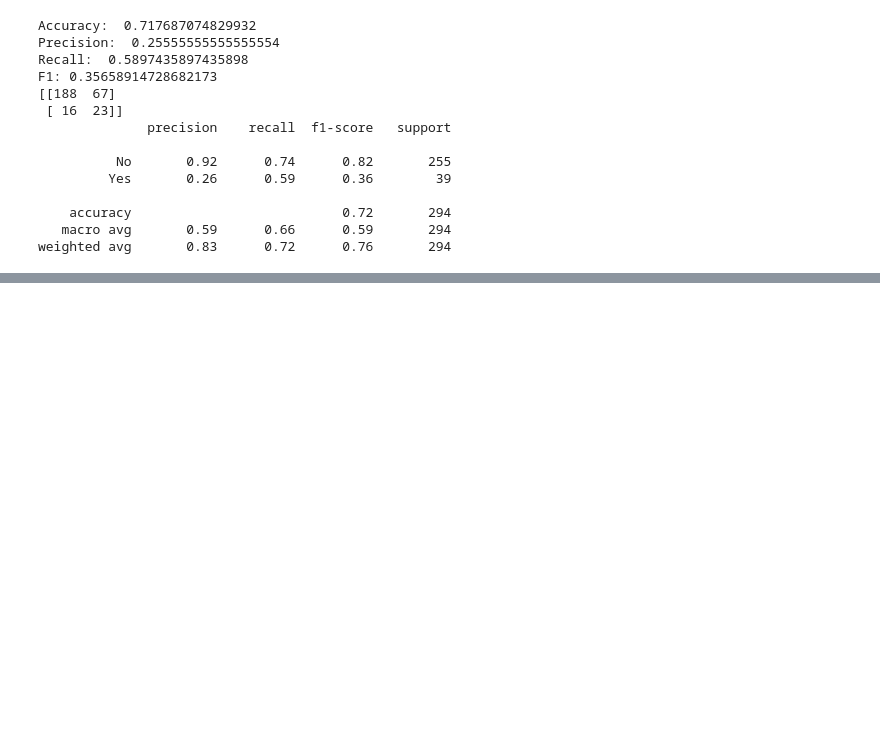
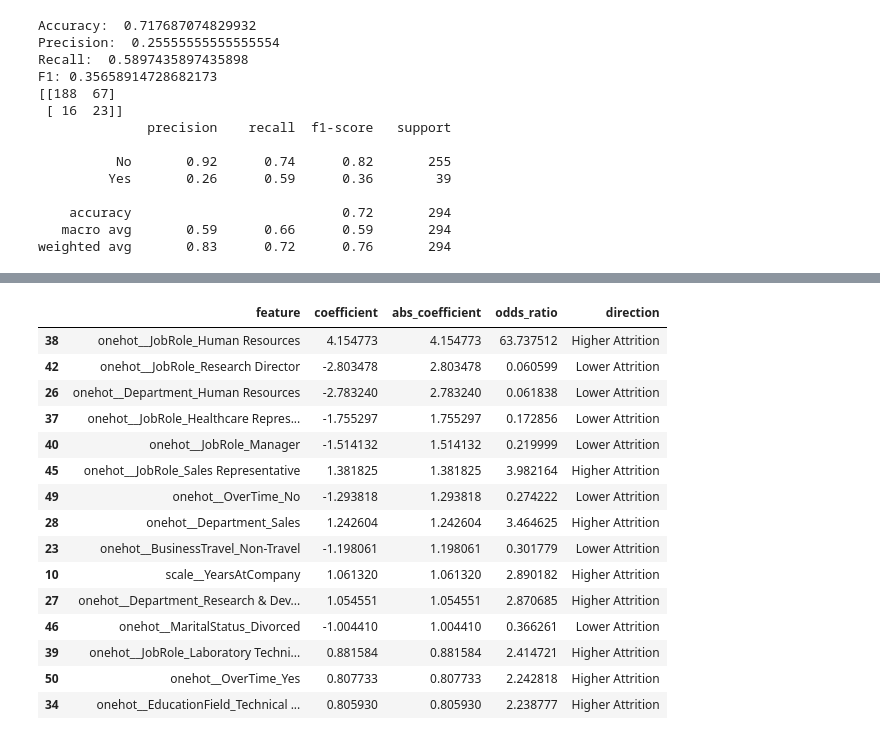
Before and after one commit to rumiarashii/employee-attrition-prediction, a Jupyter notebook: notebooks/exploration.ipynb, the cells around one changed output, grey strips where cells are left out. Saved outputs shown, nothing was run; the diff lists cells and outputs as text; code cells hidden in the pictures; blank space fills up the shorter version.

Commit message:
feat: add final model and feature reduction on exploration ipynb. semi-finalize model before feature reductions

```diff
--- a/notebooks/exploration.ipynb
+++ b/notebooks/exploration.ipynb
@@ -685,0 +970,15 @@ Name: proportion, dtype: float64
+# %%
+#mengambil LogisticRegressions dari pipeline (INTERPRETASI MODEL)
+
+logreg = final_model.named_steps["model"]
+feature_names = final_model.named_steps["preprocessor"].get_feature_names_out()
+
+coef_df = pd.DataFrame({
+    "feature": feature_names,
+    "coefficient": logreg.coef_[0]
+})
+
+#Memberikan nilai absolut, karena kita mencari mana yang memiliki keterikatan paling besar berdasarkan magnitud terbesar apapun arahnya
+coef_df["abs_coefficient"] = coef_df["coefficient"].abs()
+
+coef_df.sort_values("coefficient", ascending=False).head(10)
@@ -685,0 +997,11 @@ Name: proportion, dtype: float64
+# %%
+#Interpretasi model setelah memilih final model, untuk melihat korelasi antar fitur dan magnitud fitur yang berhubungan dengan EDA
+
+#mengubah log-odds menjadi odds_ratio agar lebih mudah diintepretasikan,
+#odds ratio = 2.24, perubahan satu unit pada fitur tersebut, odds menuju attrititon yes menjadi sekitar 2.24 kali lipat, dengan fitur lain tetap
+coef_df["odds_ratio"] = np.exp(coef_df["coefficient"])
+
+#false dari besar ke kecil, true untuk sebaliknya
+coef_df.sort_values("odds_ratio", ascending=False).head(10)
+
+#Koefisien logistic regression tidak selalu hubungan linear antara satu fitur dan target. Melainkan hubungan kondisional
@@ -685,0 +1053,30 @@ Name: proportion, dtype: float64
+# %%
+coef_df["direction"] = np.where(
+    coef_df["coefficient"] > 0,
+    "Higher Attrition",
+    "Lower Attrition"
+)
+
+coef_df.sort_values(
+    "abs_coefficient",
+    ascending=False
+).head(15)
+
+#Hati hati dengan kategori OneHotEncoder dan kategori tersebut tidak hubingan linear fitur dan target, tapi hanya berkaitan
+# %% [output]
+|  | feature | coefficient | abs_coefficient | odds_ratio | direction |
+| 38 | onehot__JobRole_Human Resources | 4.154773 | 4.154773 | 63.737512 | Higher Attrition |
+| 42 | onehot__JobRole_Research Director | -2.803478 | 2.803478 | 0.060599 | Lower Attrition |
+| 26 | onehot__Department_Human Resources | -2.783240 | 2.783240 | 0.061838 | Lower Attrition |
+| 37 | onehot__JobRole_Healthcare Repres... | -1.755297 | 1.755297 | 0.172856 | Lower Attrition |
+| 40 | onehot__JobRole_Manager | -1.514132 | 1.514132 | 0.219999 | Lower Attrition |
+| 45 | onehot__JobRole_Sales Representative | 1.381825 | 1.381825 | 3.982164 | Higher Attrition |
+| 49 | onehot__OverTime_No | -1.293818 | 1.293818 | 0.274222 | Lower Attrition |
+| 28 | onehot__Department_Sales | 1.242604 | 1.242604 | 3.464625 | Higher Attrition |
+| 23 | onehot__BusinessTravel_Non-Travel | -1.198061 | 1.198061 | 0.301779 | Lower Attrition |
+| 10 | scale__YearsAtCompany | 1.061320 | 1.061320 | 2.890182 | Higher Attrition |
+| 27 | onehot__Department_Research & Dev... | 1.054551 | 1.054551 | 2.870685 | Higher Attrition |
+| 46 | onehot__MaritalStatus_Divorced | -1.004410 | 1.004410 | 0.366261 | Lower Attrition |
+| 39 | onehot__JobRole_Laboratory Techni... | 0.881584 | 0.881584 | 2.414721 | Higher Attrition |
+| 50 | onehot__OverTime_Yes | 0.807733 | 0.807733 | 2.242818 | Higher Attrition |
+| 34 | onehot__EducationField_Technical ... | 0.805930 | 0.805930 | 2.238777 | Higher Attrition |
```
Also changed, not shown: parts of 35 cells of this notebook, 1 other file.
